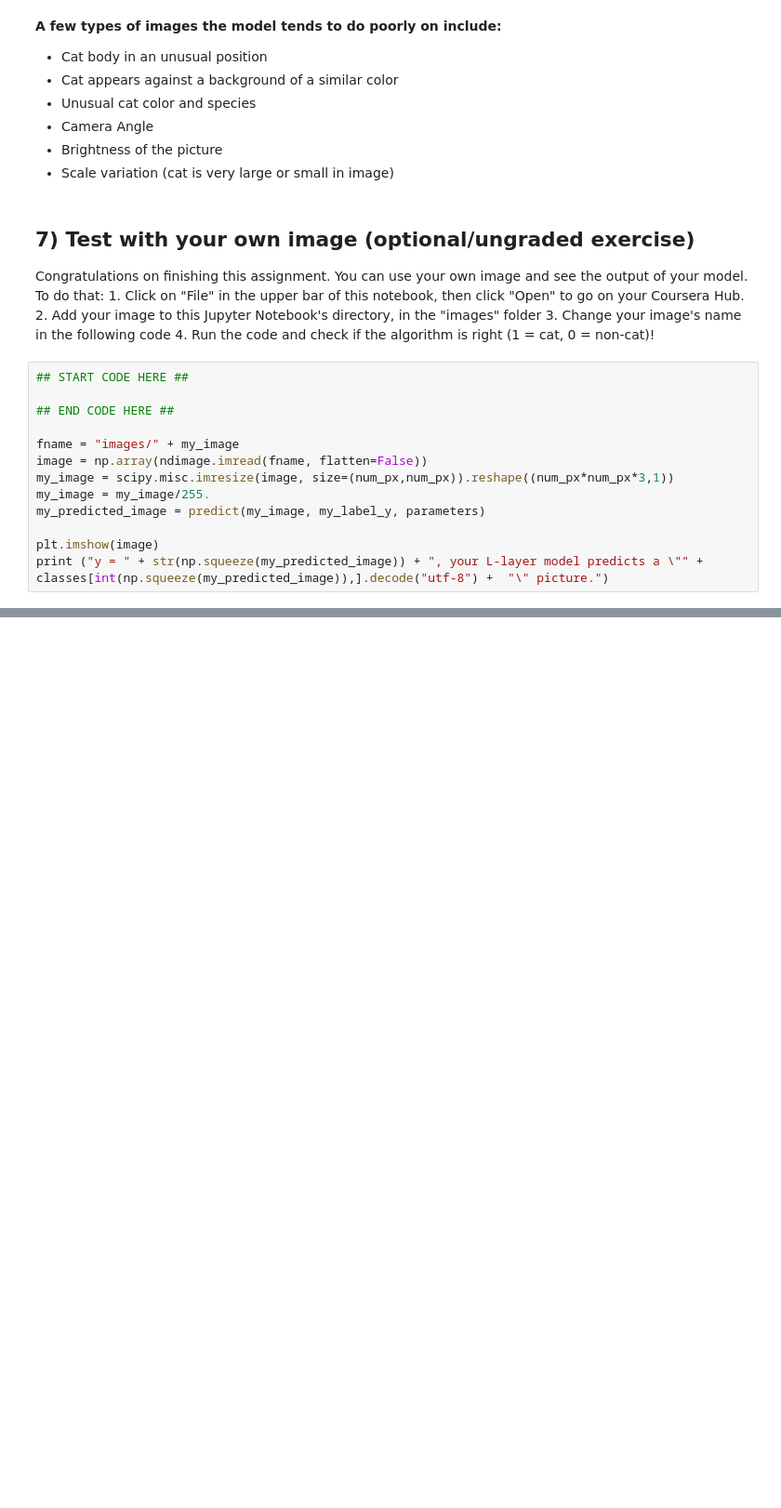
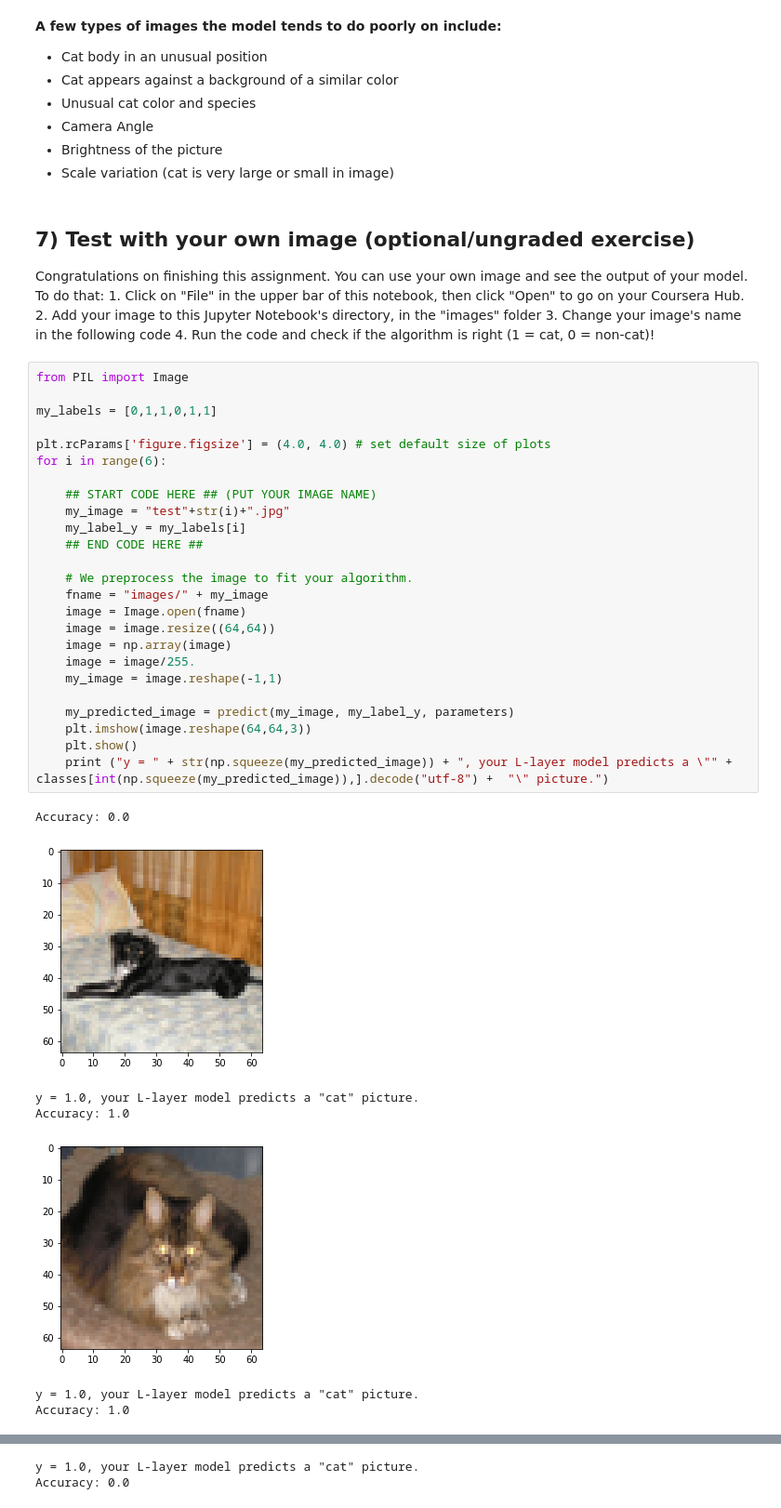
Before and after one commit to FabianToledo/CS230.stanford.course, a Jupyter notebook: Lecture 3/C1M4_2 - Deep Neural Network Application_ Image Classification/Deep Neural Network - Application v8.ipynb, the cells around one changed output, grey strips where cells are left out. Shown: that part at 93% size. Saved outputs shown, nothing was run; the diff lists cells and outputs as text; blank space fills up the shorter version.

```diff
--- a/Lecture 3/C1M4_2 - Deep Neural Network Application_ Image Classification/Deep Neural Network - Application v8.ipynb
+++ b/Lecture 3/C1M4_2 - Deep Neural Network Application_ Image Classification/Deep Neural Network - Application v8.ipynb
@@ -540,15 +542,35 @@ Congratulations on finishing this assignment. You can use your own image and see
     3. Change your image's name in the following code
     4. Run the code and check if the algorithm is right (1 = cat, 0 = non-cat)!
 # %%
-## START CODE HERE ##
+from PIL import Image
 
-## END CODE HERE ##
+my_labels = [0,1,1,0,1,1]
 
-fname = "images/" + my_image
-image = np.array(ndimage.imread(fname, flatten=False))
-my_image = scipy.misc.imresize(image, size=(num_px,num_px)).reshape((num_px*num_px*3,1))
-my_image = my_image/255.
-my_predicted_image = predict(my_image, my_label_y, parameters)
+plt.rcParams['figure.figsize'] = (4.0, 4.0) # set default size of plots
+for i in range(6):
 
-plt.imshow(image)
-print ("y = " + str(np.squeeze(my_predicted_image)) + ", your L-layer model predicts a \"" + classes[int(np.squeeze(my_predicted_image)),].decode("utf-8") +  "\" picture.")
+    ## START CODE HERE ## (PUT YOUR IMAGE NAME)
+    my_image = "test"+str(i)+".jpg"
+    my_label_y = my_labels[i]
+    ## END CODE HERE ##
+
+    # We preprocess the image to fit your algorithm.
+    fname = "images/" + my_image
+    image = Image.open(fname)
+    image = image.resize((64,64))
+    image = np.array(image)
+    image = image/255.
+    my_image = image.reshape(-1,1)
+
+    my_predicted_image = predict(my_image, my_label_y, parameters)
+    plt.imshow(image.reshape(64,64,3))
+    plt.show()
+    print ("y = " + str(np.squeeze(my_predicted_image)) + ", your L-layer model predicts a \"" + classes[int(np.squeeze(my_predicted_image)),].decode("utf-8") +  "\" picture.")
+# %% [output]
+Accuracy: 0.0
+[figure, added]
+y = 1.0, your L-layer model predicts a "cat" picture.
+Accuracy: 1.0
+[figure, added]
+y = 1.0, your L-layer model predicts a "cat" picture.
+Accuracy: 1.0
@@ -554,0 +578,2 @@ print ("y = " + str(np.squeeze(my_predicted_image)) + ", your L-layer model pred
+y = 1.0, your L-layer model predicts a "cat" picture.
+Accuracy: 0.0
```
Also changed, not shown: parts of 8 cells of this notebook, 7 other files.
